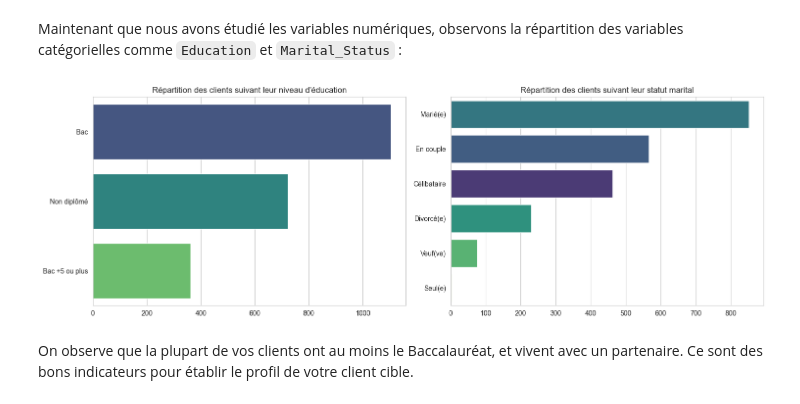
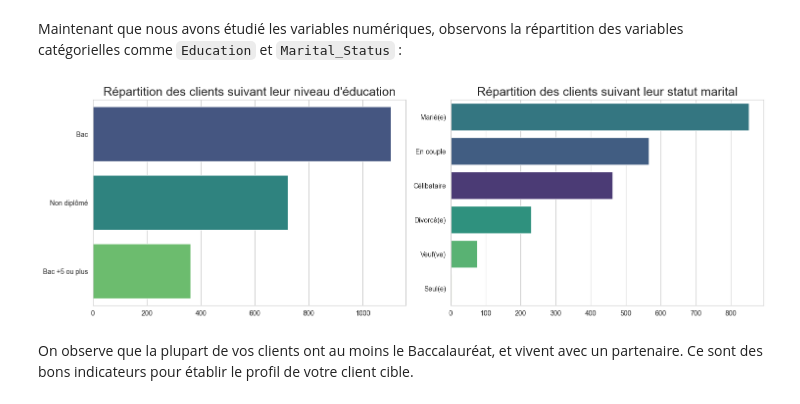
Before and after one commit to MattisFernandez/Rush05, a Jupyter notebook: Notebook.ipynb, the cells around one changed output. Saved outputs shown, nothing was run; the diff lists cells and outputs as text; code cells hidden in the pictures.

```diff
--- a/Notebook.ipynb
+++ b/Notebook.ipynb
@@ -188,28 +207,28 @@ Maintenant que nous avons étudié les variables numériques, observons la répa
 # %%
 # Mappings
 marital_status_mapping = {
     1: "Seul(e)", 2: "Célibataire", 3: "En couple", 4: "Marié(e)", 5: "Divorcé(e)", 6: "Veuf(ve)" }
 education_mapping = { 0: "Non diplômé", 1: "Bac", 2: "Bac +5 ou plus" }
 
 data_vis = data_encoded.copy()
 data_vis['Marital_Status_Labels'] = data_vis['Marital_Status_Score'].map(marital_status_mapping)
 data_vis['Education_Labels'] = data_vis['Education2'].map(education_mapping)
 
 # Code graphiques
 fig, axes = plt.subplots(1, 2, figsize=(15, 5))
 cat_vars = ['Education_Labels', 'Marital_Status_Labels']
 titles = ["Répartition des clients suivant leur niveau d'éducation", "Répartition des clients suivant leur statut marital" ]
 
 for ax, var, title in zip(axes.flatten(), cat_vars, titles):
     sns.countplot(y=data_vis[var], ax=ax, order=data_vis[var].value_counts().index, hue=data_vis[var], palette="viridis")
-    ax.set_title(title)
+    ax.set_title(title, fontsize=18)
     ax.set_xlabel('')
     ax.set_ylabel('')
 
 plt.tight_layout()
 plt.show()
 # %% [output]
-[figure, old version]
+[figure, new version]
 # %% [markdown]
 On observe que la plupart de vos clients ont au moins le Baccalauréat, et vivent avec un partenaire. Ce sont des bons indicateurs pour établir le profil de votre client cible.
 # %% [markdown]
```
Also changed, not shown: parts of 27 cells of this notebook.
